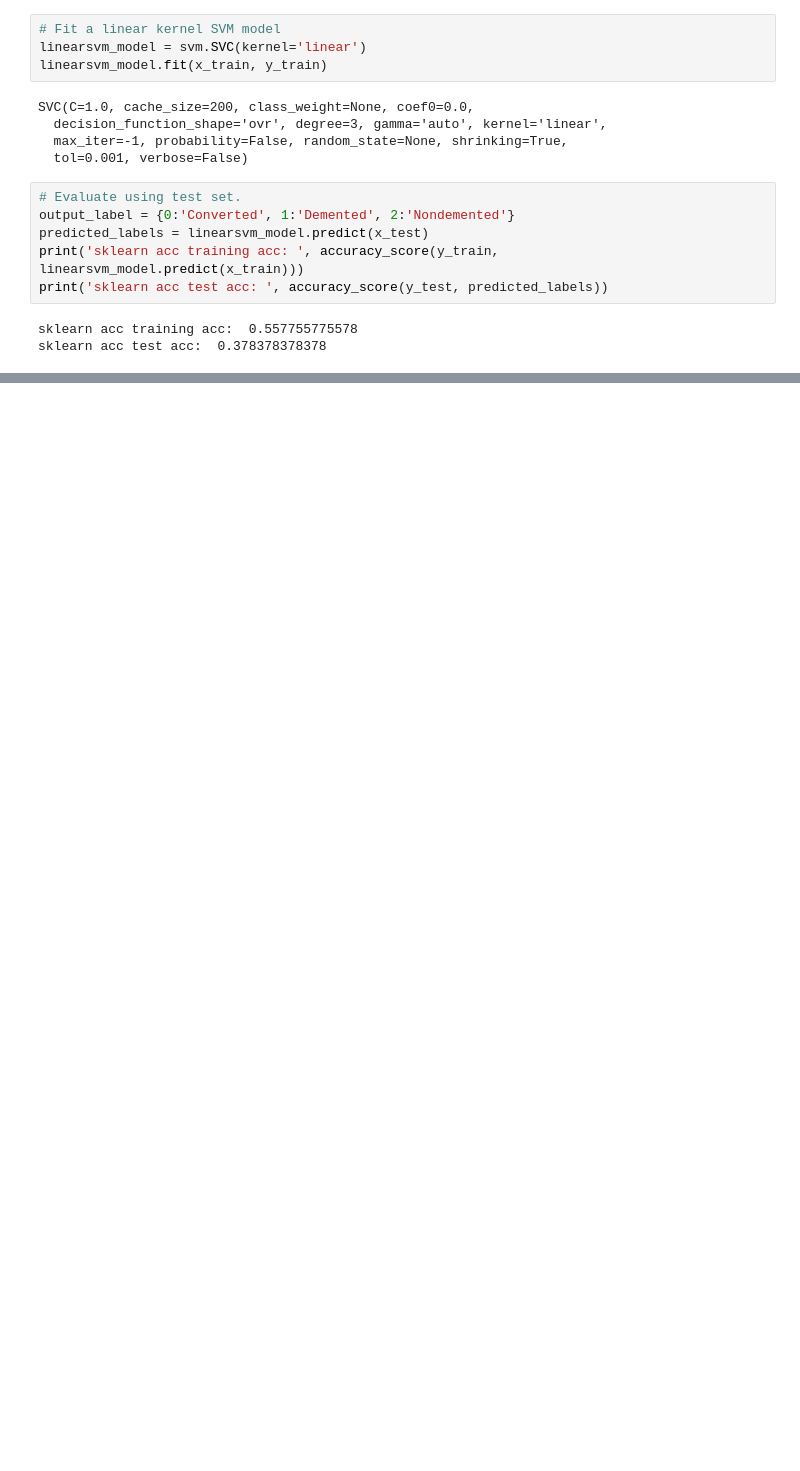
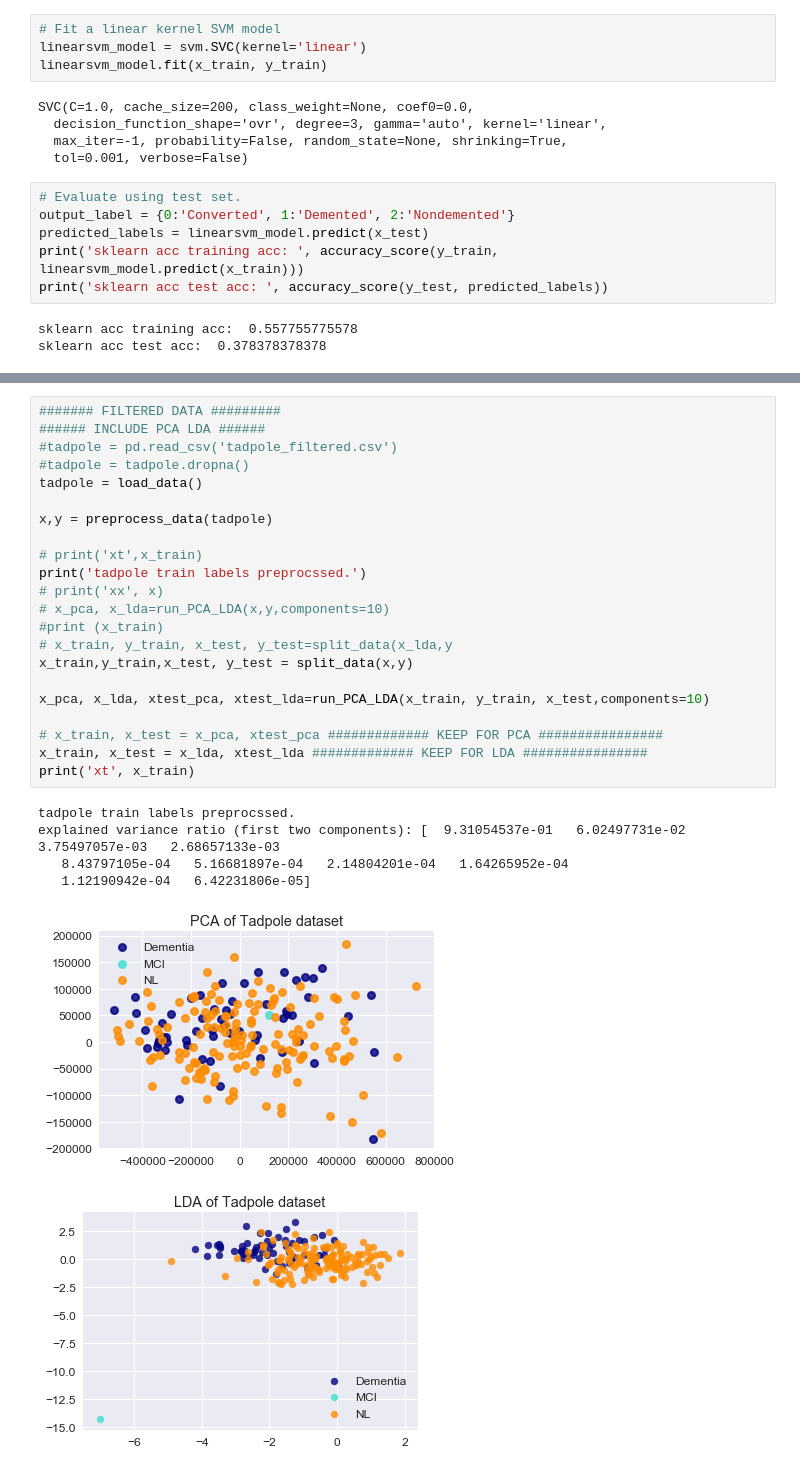
Before and after one commit to kechavez/AD_Classification, a Jupyter notebook: Alzheimer Visualization and Learning.ipynb, the cells around one changed output, grey strips where cells are left out. Saved outputs shown, nothing was run; the diff lists cells and outputs as text; blank space fills up the shorter version.

```diff
--- a/Alzheimer Visualization and Learning.ipynb
+++ b/Alzheimer Visualization and Learning.ipynb
@@ -264,0 +313,29 @@ Confusion matrix
+# %%
+####### FILTERED DATA #########
+###### INCLUDE PCA LDA ######
+#tadpole = pd.read_csv('tadpole_filtered.csv')
+#tadpole = tadpole.dropna()
+tadpole = load_data()
+
+x,y = preprocess_data(tadpole)
+
+# print('xt',x_train)
+print('tadpole train labels preprocssed.')
+# print('xx', x)
+# x_pca, x_lda=run_PCA_LDA(x,y,components=10)
+#print (x_train)
+# x_train, y_train, x_test, y_test=split_data(x_lda,y
+x_train,y_train,x_test, y_test = split_data(x,y)
+
+x_pca, x_lda, xtest_pca, xtest_lda=run_PCA_LDA(x_train, y_train, x_test,components=10)
+
+# x_train, x_test = x_pca, xtest_pca ############# KEEP FOR PCA ################
+x_train, x_test = x_lda, xtest_lda ############# KEEP FOR LDA ################
+print('xt', x_train)
+# %% [output]
+tadpole train labels preprocssed.
+explained variance ratio (first two components): [  9.31054537e-01   6.02497731e-02   3.75497057e-03   2.68657133e-03
+   8.43797105e-04   5.16681897e-04   2.14804201e-04   1.64265952e-04
+   1.12190942e-04   6.42231806e-05]
+[figure, added]
+[figure, added]
```
Also changed, not shown: parts of 8 cells of this notebook, 1 other file.
